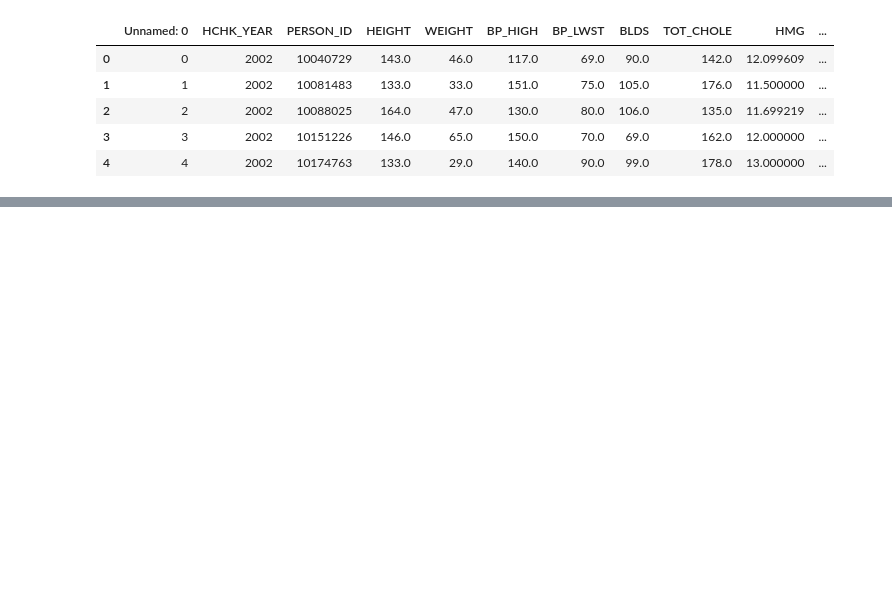
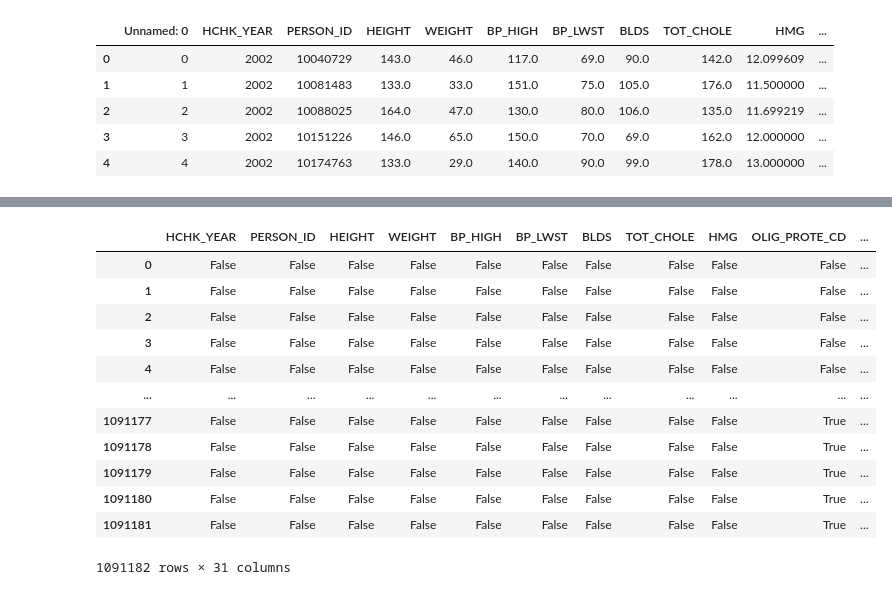
Before and after one commit to JoonYoung-Sohn/practice, a Jupyter notebook: Disease Prediction/201224_data_preprocessing.ipynb, the cells around one changed output, grey strips where cells are left out. Saved outputs shown, nothing was run; the diff lists cells and outputs as text; code cells hidden in the pictures; blank space fills up the shorter version.

```diff
--- a/Disease Prediction/201224_data_preprocessing.ipynb
+++ b/Disease Prediction/201224_data_preprocessing.ipynb
@@ -40,0 +262,8 @@ gj.head()
+# %%
+##가족력 ~2008을 2009~ 기준으로
+for i in range(len(gj)):
+  if gj['HCHK_YEAR'][i] < 2009:
+    for dis in ['FMLY_HPRTS_PATIEN_YN','FMLY_APOP_PATIEN_YN','FMLY_HDISE_PATIEN_YN','FMLY_DIABML_PATIEN_YN','FMLY_CANCER_PATIEN_YN']:
+      if not gj[dis][i] > 0:
+        gj[dis][i] = 1
+      gj[dis][i] -= 1
@@ -40,0 +297,9 @@ gj.head()
+# %%
+gj_v2 = gj[['HCHK_YEAR', 'PERSON_ID', 'HEIGHT', 'WEIGHT', 'BP_HIGH',
+       'BP_LWST', 'BLDS', 'TOT_CHOLE', 'HMG', 'OLIG_PROTE_CD', 'SGOT_AST', 'SGPT_ALT', 'GAMMA_GTP', 'FMLY_HPRTS_PATIEN_YN',
+       'FMLY_APOP_PATIEN_YN', 'FMLY_HDISE_PATIEN_YN', 'FMLY_DIABML_PATIEN_YN',
+       'FMLY_CANCER_PATIEN_YN', 'SMK_STAT_TYPE_RSPS_CD', 'SMK_TERM_RSPS_CD',
+       'DSQTY_RSPS_CD', 'DRNK_HABIT_RSPS_CD', 'TM1_DRKQTY_RSPS_CD',
+       'EXERCI_FREQ_RSPS_CD', 'HCHK_APOP_PMH_YN', 'HCHK_HDISE_PMH_YN',
+       'HCHK_HPRTS_PMH_YN', 'HCHK_DIABML_PMH_YN', 'HCHK_HPLPDM_PMH_YN',
+       'HCHK_ETCDSE_PMH_YN', 'HCHK_PHSS_PMH_YN']]
@@ -40,0 +315,4 @@ gj.head()
+# %%
+for i in range(len(gj)):
+  if not gj_v2['TM1_DRKQTY_RSPS_CD'][i] > 0:
+    gj_v2['TM1_DRKQTY_RSPS_CD'][i] = 2
@@ -40,0 +328,6 @@ gj.head()
+# %%
+dis = ['HCHK_APOP_PMH_YN', 'HCHK_HDISE_PMH_YN', 'HCHK_HPRTS_PMH_YN', 'HCHK_DIABML_PMH_YN', 'HCHK_HPLPDM_PMH_YN', 'HCHK_ETCDSE_PMH_YN', 'HCHK_PHSS_PMH_YN']
+for i in range(len(gj)):
+  for d in dis:
+    if not gj_v2[d][i] > 0:
+      gj_v2[d][i] = 0
@@ -40,0 +352,16 @@ gj.head()
+# %%
+pd.isnull(gj_v2)
+# %% [output]
+|  | HCHK_YEAR | PERSON_ID | HEIGHT | WEIGHT | BP_HIGH | BP_LWST | BLDS | TOT_CHOLE | HMG | OLIG_PROTE_CD | ... |
+| 0 | False | False | False | False | False | False | False | False | False | False | ... |
+| 1 | False | False | False | False | False | False | False | False | False | False | ... |
+| 2 | False | False | False | False | False | False | False | False | False | False | ... |
+| 3 | False | False | False | False | False | False | False | False | False | False | ... |
+| 4 | False | False | False | False | False | False | False | False | False | False | ... |
+| ... | ... | ... | ... | ... | ... | ... | ... | ... | ... | ... | ... |
+| 1091177 | False | False | False | False | False | False | False | False | False | True | ... |
+| 1091178 | False | False | False | False | False | False | False | False | False | True | ... |
+| 1091179 | False | False | False | False | False | False | False | False | False | True | ... |
+| 1091180 | False | False | False | False | False | False | False | False | False | True | ... |
+| 1091181 | False | False | False | False | False | False | False | False | False | True | ... |
+1091182 rows × 31 columns
```
Also changed, not shown: parts of 26 cells of this notebook.
